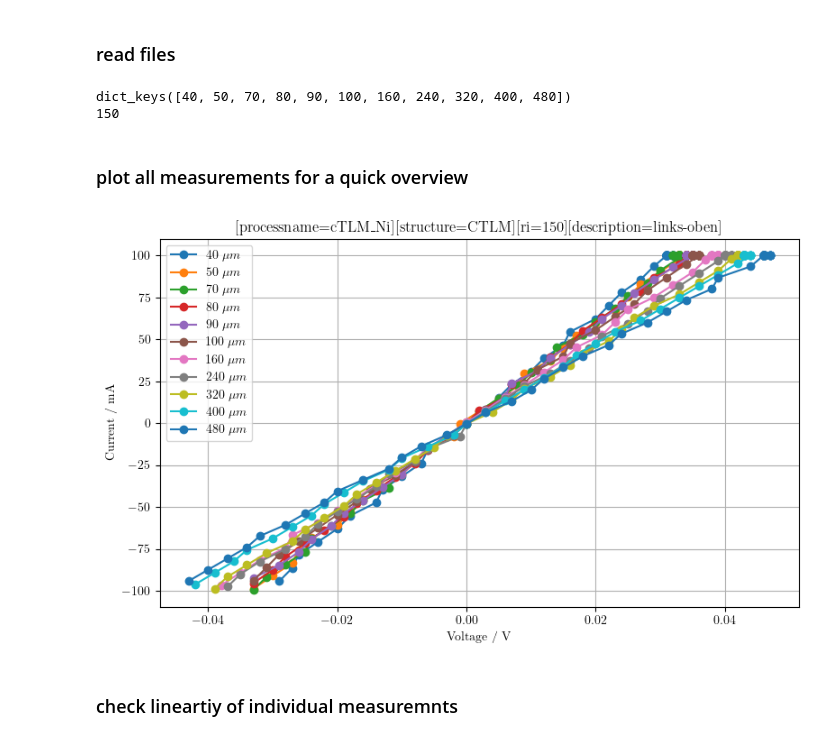
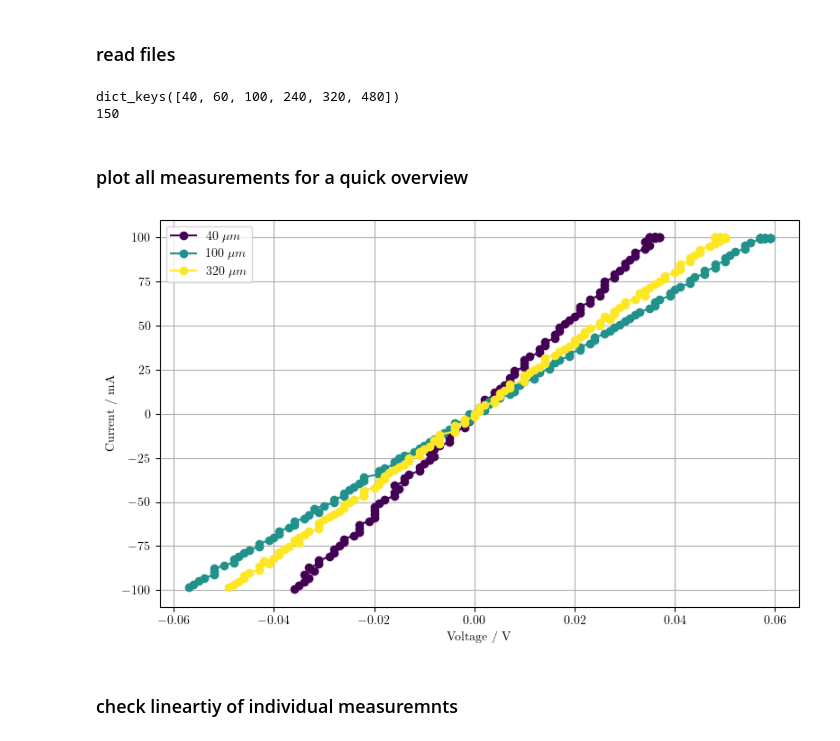
Before and after one commit to XXLutz13/Master_data, a Jupyter notebook: TLM-CTLM/cTLM.ipynb, the cells around one changed output. Cells and saved outputs as stored; diff of their text form; code cells hidden in the pictures.

```diff
--- a/TLM-CTLM/cTLM.ipynb
+++ b/TLM-CTLM/cTLM.ipynb
@@ -28,9 +24,7 @@ plt.rcParams.update({
 ### read files
 # %%
 from readTLMData import TLMREADER
-# folder_path = r"H:\Seafile\Master\Data\TLM\CTLM Messdaten\[processname=Blauwal][structure=CTLM][ri=103][description=Block1]"
-# folder_path = r"../Data/IV/cTLM_Ni_final/[processname=cTLM_Ni][structure=CTLM][ri=150][description=Mitte]"
-folder_path = r"K:\tech_stud\Hager_Lutz\Master\Experiments\Ni-cTLM_01\Data\IV\cTLM_Ni_final\[processname=cTLM_Ni][structure=CTLM][ri=150][description=links-oben]"
+folder_path = r"../Data\IV\NiSi_inline\[processname=Hager_Ni2Si][structure=CTLM][ri=150][description=950_inline_mitte]"
 name = os.path.basename(folder_path)
 
 TLMREADER(folder_path)
@@ -40,29 +34,33 @@ r_inner = TLMREADER(folder_path).get_r_inner()
 print(list_of_measurements.keys())
 print(r_inner)
 # %% [output]
-dict_keys([40, 50, 70, 80, 90, 100, 160, 240, 320, 400, 480])
+dict_keys([40, 60, 100, 240, 320, 480])
 150
 # %% [markdown]
 ### plot all measurements for a quick overview
 # %%
 plt.figure(figsize=(8, 5))
 
-for key in list_of_measurements.keys():
-    # plt.plot(list_of_measurements[key]['Vin'], list_of_measurements[key]['Iin']*1000, label=key)
-    plt.plot(list_of_measurements[key]['delta_V'], list_of_measurements[key]['Iin']*1000, 'o-', label=f"{key} $\\mu m$")
+# colors = plt.get_cmap('viridis', len(list_of_measurements))
+colors = plt.get_cmap('viridis', 3)
+# for index, key in enumerate(list_of_measurements):
+#     plt.plot(list_of_measurements[key]['delta_V'], list_of_measurements[key]['Iin']*1000, 'o-', label=f"{key} $\\mu m$", color=colors(index))
+
+plt.plot(list_of_measurements[40]['delta_V'], list_of_measurements[40]['Iin']*1000, 'o-', label=f"{40} $\\mu m$", color=colors(0))
+plt.plot(list_of_measurements[100]['delta_V'], list_of_measurements[100]['Iin']*1000, 'o-', label=f"{100} $\\mu m$", color=colors(1))
+plt.plot(list_of_measurements[320]['delta_V'], list_of_measurements[320]['Iin']*1000, 'o-', label=f"{320} $\\mu m$", color=colors(2))
 
 plt.xlabel("Voltage / V")
 plt.ylabel("Current / mA")
 # plt.xlim(-0.5, 0.5)
-plt.title(name)
+# plt.title(name)
 plt.grid(True)
 plt.legend()
 plt.tight_layout()
-# plt.savefig(os.path.join(folder_path, 'IV_plot.pdf'), dpi=300)
+# plt.savefig(os.path.join('../Images/IV/', 'Ni2Si_950_inline.pdf'), dpi=300)
 plt.show()
-# plt.savefig(os.path.join(folder_path, 'IV.png'), bbox_inches='tight')
 # %% [output]
-[figure, old version]
+[figure, new version]
 # %%
 def get_lin_fit(x, y):
     slope, intercept = np.polyfit(x, y, 1)
```
Also changed, not shown: parts of 1 cell of this notebook, 26 other files.
